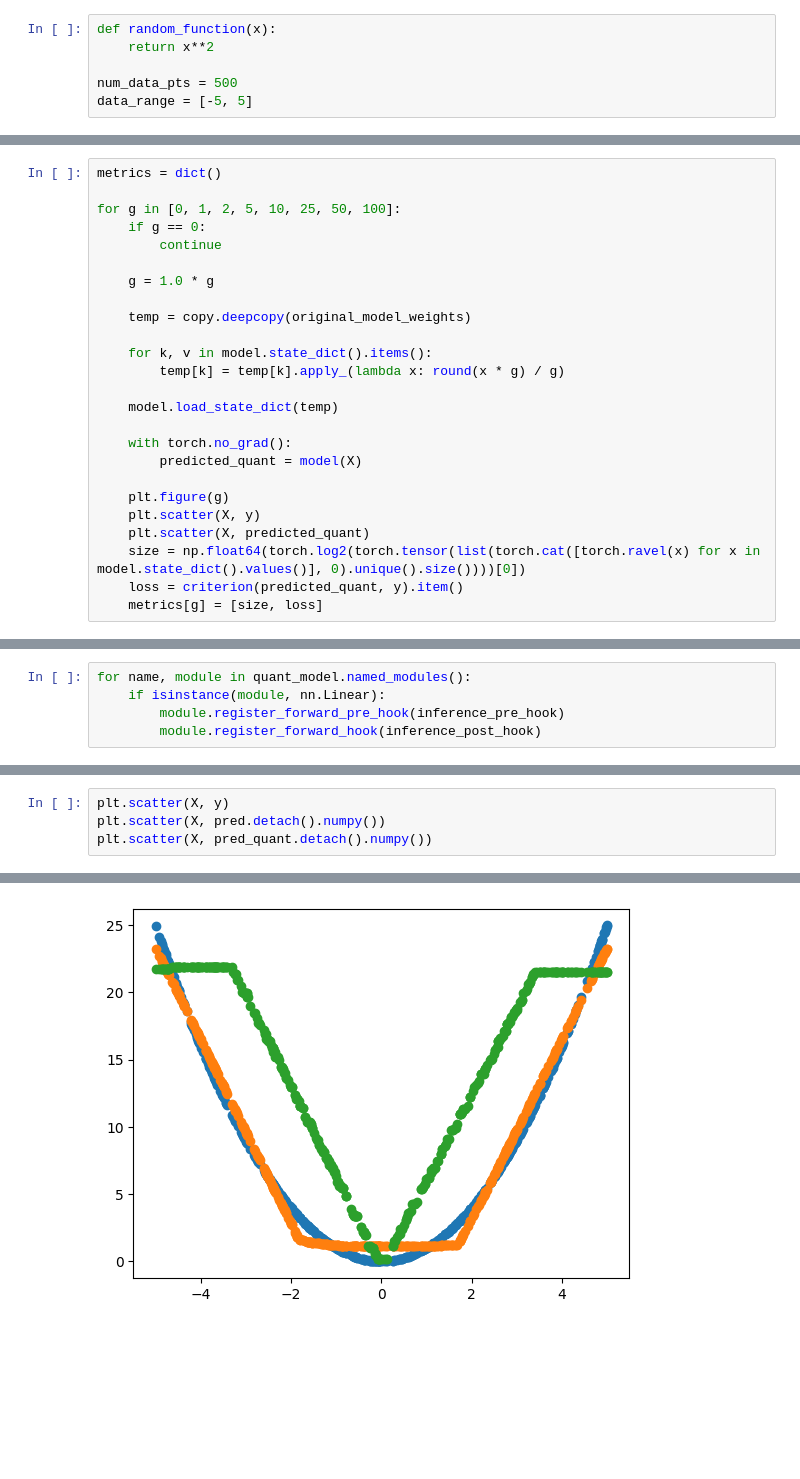
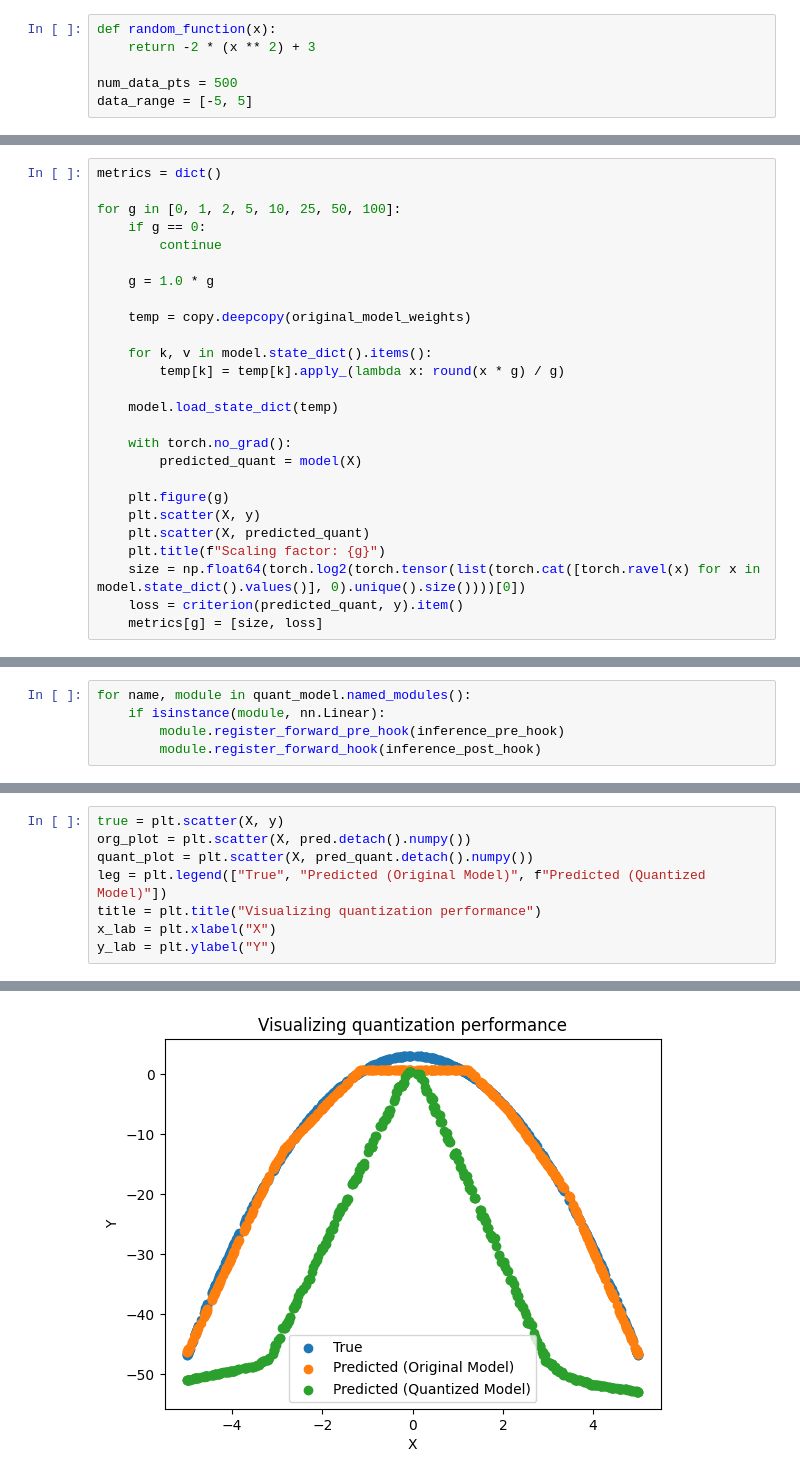
Before and after one commit to saathvikpd/DSC180AB_Capstone, a Jupyter notebook: Experimentation.ipynb, the cells around one changed output, grey strips where cells are left out. Saved outputs shown, nothing was run; the diff lists cells and outputs as text; blank space fills up the shorter version.

```diff
--- a/Experimentation.ipynb
+++ b/Experimentation.ipynb
@@ -10,6 +10,6 @@ import copy
 # %%
 def random_function(x):
-    return x**2
+    return -2 * (x ** 2) + 3
 
 num_data_pts = 500
 data_range = [-5, 5]
@@ -143,6 +142,7 @@ for g in [0, 1, 2, 5, 10, 25, 50, 100]:
     plt.figure(g)
     plt.scatter(X, y)
     plt.scatter(X, predicted_quant)
+    plt.title(f"Scaling factor: {g}")
     size = np.float64(torch.log2(torch.tensor(list(torch.cat([torch.ravel(x) for x in model.state_dict().values()], 0).unique().size())))[0])
     loss = criterion(predicted_quant, y).item()
     metrics[g] = [size, loss]
@@ -279,5 +294,9 @@ pred = model(X)
 # %%
-plt.scatter(X, y)
-plt.scatter(X, pred.detach().numpy())
-plt.scatter(X, pred_quant.detach().numpy())
+true = plt.scatter(X, y)
+org_plot = plt.scatter(X, pred.detach().numpy())
+quant_plot = plt.scatter(X, pred_quant.detach().numpy())
+leg = plt.legend(["True", "Predicted (Original Model)", f"Predicted (Quantized Model)"])
+title = plt.title("Visualizing quantization performance")
+x_lab = plt.xlabel("X")
+y_lab = plt.ylabel("Y")
 # %% [output]
@@ -285 +303 @@ plt.scatter(X, pred_quant.detach().numpy())
-[figure, old version]
+[figure, new version]
```
Also changed, not shown: parts of 22 cells of this notebook, 5 other files.
